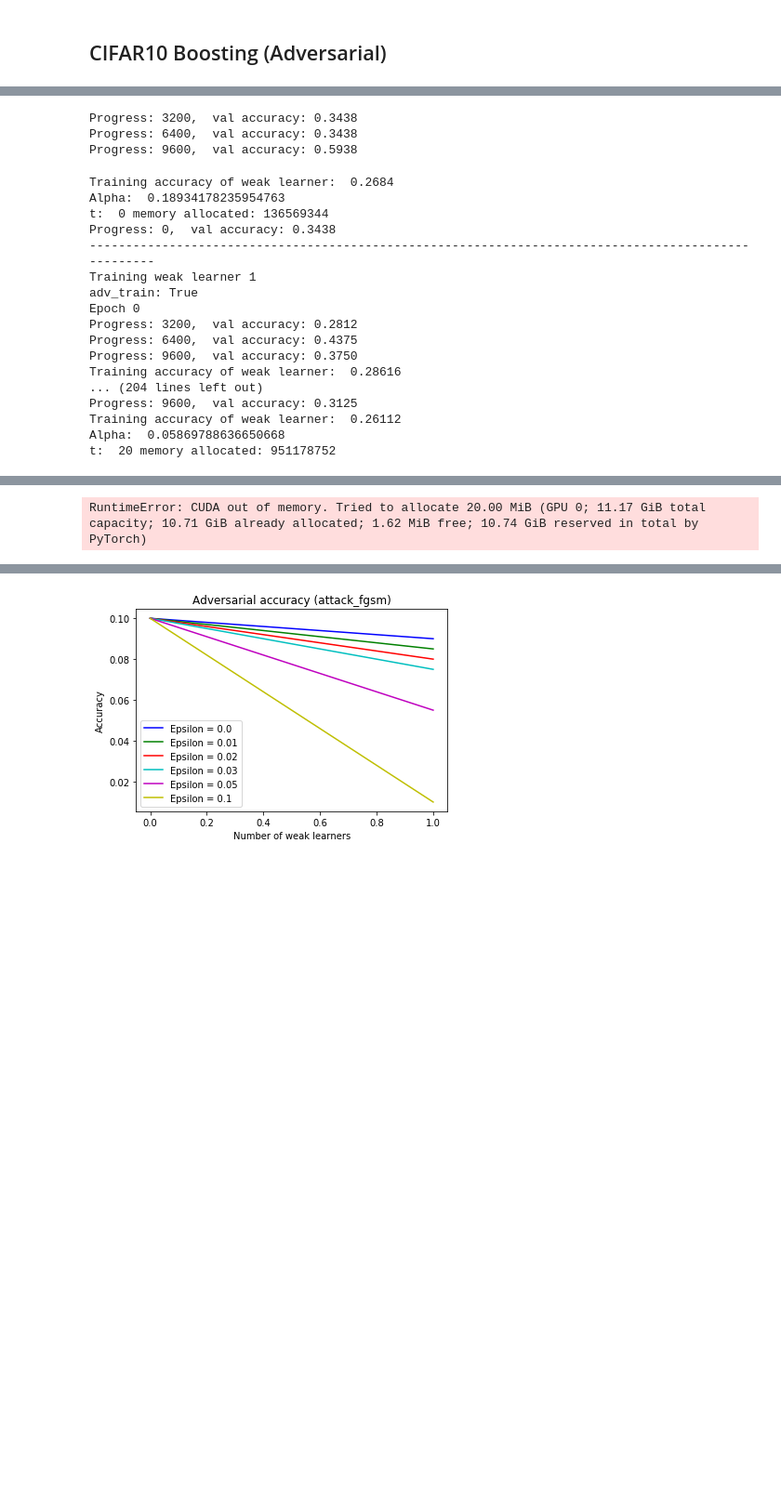
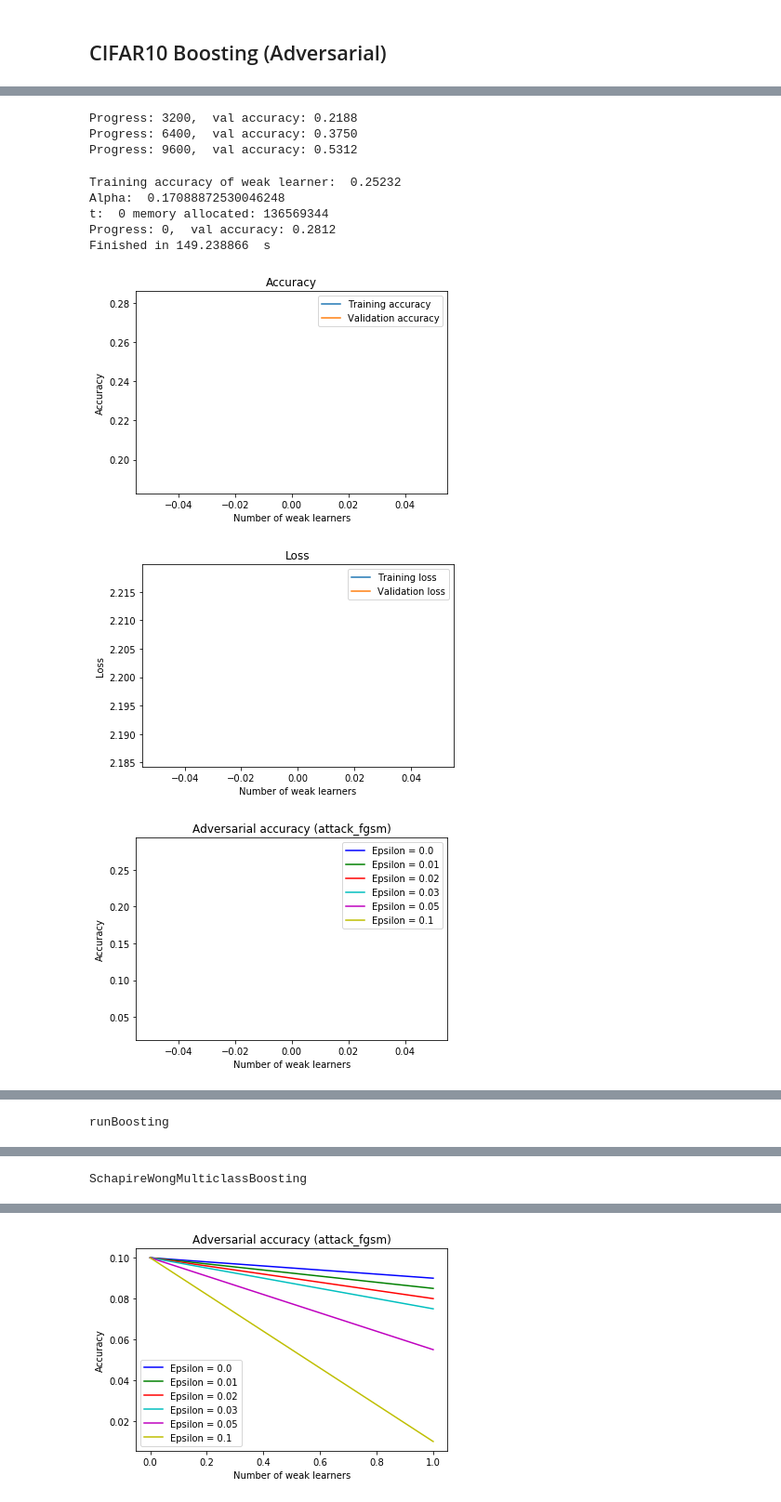
Before and after one commit to MLTheoryGT/AdversarialBoostingNeuralNets, a Jupyter notebook: CIFARAdversarial.ipynb, the cells around one changed output, grey strips where cells are left out. Shown at 93% size. Saved outputs shown, nothing was run; the diff lists cells and outputs as text; code cells hidden in the pictures; blank space fills up the shorter version.

```diff
--- a/CIFARAdversarial.ipynb
+++ b/CIFARAdversarial.ipynb
@@ -36,10 +36,11 @@ cuda = torch.device('cuda:0')
 # %% [markdown]
 ## CIFAR10 Boosting (Adversarial)
 # %%
-maxSamples_vals = [10000, 50000, 100000, 200000, 500000]
+# maxSamples_vals = [10000, 50000, 100000, 200000, 500000]
 # maxSamples_vals = [50000]
+maxSamples_vals = [10000]
 # %%
-num_wl = 40 # maybe around 100? #later: maybe change this to an array?
+num_wl = 1 # maybe around 100? #later: maybe change this to an array?
 num_epochs = 1
 # %%
 ensembles = []
@@ -47,50 +48,42 @@ epsilons = [0.0, 0.01, 0.02, 0.03, 0.05, 0.1]
 # %%
 from Boosting import SchapireWongMulticlassBoosting
 from AdversarialAttacks import attack_fgsm
-with LineProfiler(runBoosting, SchapireWongMulticlassBoosting, Ensemble.record_accuracies, Ensemble.calc_accuracies, attack_fgsm, Ensemble.schapireContinuousPredict) as prof:
+# Ensemble.record_accuracies, Ensemble.calc_accuracies, attack_fgsm, Ensemble.schapireContinuousPredict
+with LineProfiler(runBoosting, SchapireWongMulticlassBoosting, WongNeuralNetCIFAR10.fit) as prof:
     for i in range(len(maxSamples_vals)):
         maxSamples = maxSamples_vals[i]
         ensemble = runBoosting(num_wl, maxSamples, dataset=datasets.CIFAR10, weakLearnerType = WongNeuralNetCIFAR10, val_attacks = [attack_fgsm],
                                    attack_eps_nn=epsilons, attack_eps_ensemble=epsilons, train_eps_nn=8, adv_train=True, batch_size=32)
         ensembles.append(ensemble)
         path_head = 'results/plots/cifar10/'
         acc_file = path_head + f'acc_maxSamples_{maxSamples}.png'
         adv_acc_file = path_head + f'adv_acc_maxSamples_{maxSamples}.png'
         loss_file = path_head + f'loss_maxSamples_{maxSamples}.png'
         wl_train_acc_file = path_head + f'wl_train_acc_maxSamples_{maxSamples}.png'
         ensemble.plot_accuracies(acc_file)
         ensemble.plot_loss(loss_file)
         ensemble.plot_adversarial_accuracies(adv_acc_file)
         ensemble.plot_wl_train_acc(wl_train_acc_file)
 prof.display()
 # %% [output]
 Files already downloaded and verified
 Files already downloaded and verified
 Files already downloaded and verified
 Files already downloaded and verified
 Files already downloaded and verified
 attack eps ens [0.0, 0.01, 0.02, 0.03, 0.05, 0.1]
 ----------------------------------------------------------------------------------------------------
 Training weak learner 0
 adv_train: True
 Epoch 0
-Progress: 3200,  val accuracy: 0.3438
-Progress: 6400,  val accuracy: 0.3438
-Progress: 9600,  val accuracy: 0.5938
+Progress: 3200,  val accuracy: 0.2188
+Progress: 6400,  val accuracy: 0.3750
+Progress: 9600,  val accuracy: 0.5312
-Training accuracy of weak learner:  0.2684
-Alpha:  0.18934178235954763
+Training accuracy of weak learner:  0.25232
+Alpha:  0.17088872530046248
 t:  0 memory allocated: 136569344
-Progress: 0,  val accuracy: 0.3438
-----------------------------------------------------------------------------------------------------
-Training weak learner 1
-adv_train: True
-Epoch 0
-Progress: 3200,  val accuracy: 0.2812
-Progress: 6400,  val accuracy: 0.4375
-Progress: 9600,  val accuracy: 0.3750
-Training accuracy of weak learner:  0.28616
-... (204 lines left out)
-Progress: 9600,  val accuracy: 0.3125
-Training accuracy of weak learner:  0.26112
-Alpha:  0.05869788636650668
-t:  20 memory allocated: 951178752
+Progress: 0,  val accuracy: 0.2812
+Finished in 149.238866  s
+[figure, added]
+[figure, added]
+[figure, added]
@@ -97 +91 @@ t:  20 memory allocated: 951178752
-RuntimeError: CUDA out of memory. Tried to allocate 20.00 MiB (GPU 0; 11.17 GiB total capacity; 10.71 GiB already allocated; 1.62 MiB free; 10.74 GiB reserved in total by PyTorch)
+runBoosting
@@ -97,0 +111 @@ RuntimeError: CUDA out of memory. Tried to allocate 20.00 MiB (GPU 0; 11.17 GiB
+SchapireWongMulticlassBoosting
```
Also changed, not shown: parts of 2 cells of this notebook, 16 other files.
